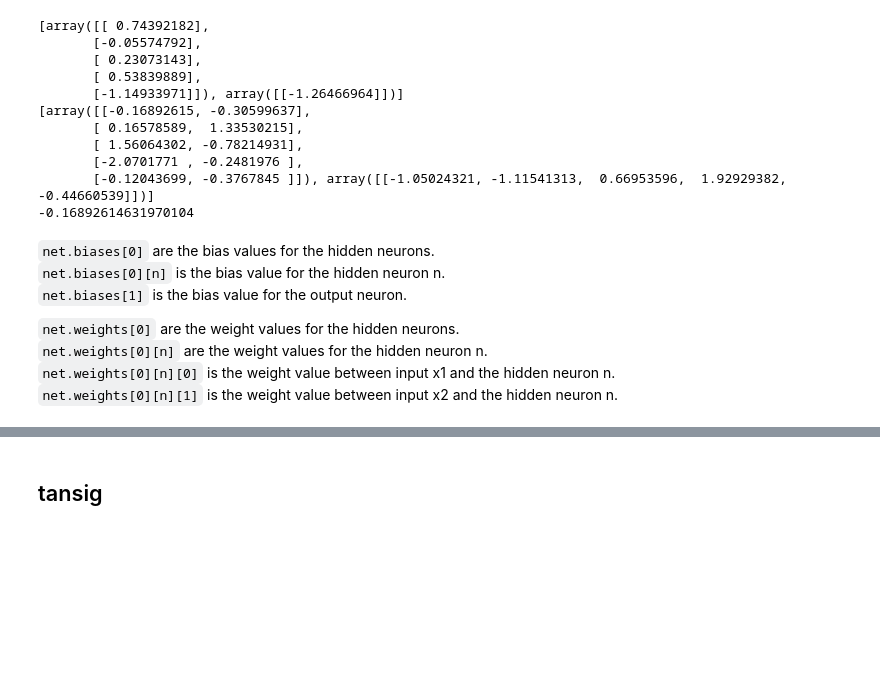
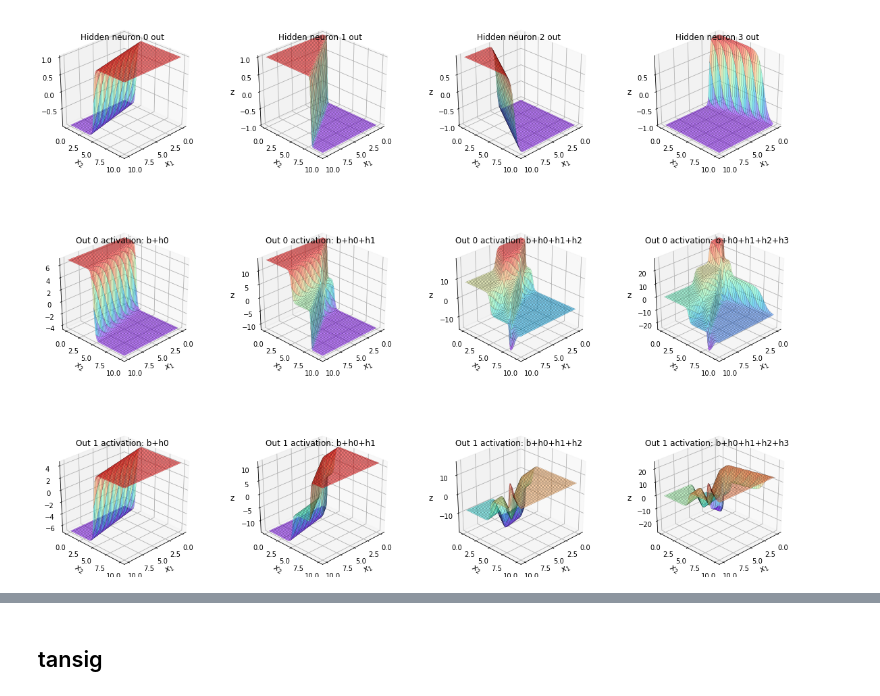
Before and after one commit to NelisW/NeuralNetworks-DeepLearning-Notes, a Jupyter notebook: code/chapterC-graphics.ipynb, the cells around one changed output, grey strips where cells are left out. Drawn from its saved outputs; the diff is of its cells as text; code cells hidden in the pictures; blank space fills up the shorter version.

```diff
--- a/code/chapterC-graphics.ipynb
+++ b/code/chapterC-graphics.ipynb
@@ -32,31 +98,30 @@ p.saveFig('../pic/chC-trainingset.pdf')
-# %%
-# the list defines the number of nodes in layers 0, 1, 2.
-net = network.Network(sizes=[2, 5, 1],nlfn=network.tansig,nlfnpr=network.tansig_prime,silent=True)
-
-#stochastic gradient descent to learn from the  data
-net.SGD(training_data, epochs=100, mini_batch_size=10, eta=3.0)
-# %%
-print(net.biases)
-print(net.weights)
-print(net.weights[0][0][0])
-# %% [output]
-[array([[ 0.74392182],
-       [-0.05574792],
-       [ 0.23073143],
-       [ 0.53839889],
-       [-1.14933971]]), array([[-1.26466964]])]
-[array([[-0.16892615, -0.30599637],
-       [ 0.16578589,  1.33530215],
-       [ 1.56064302, -0.78214931],
-       [-2.0701771 , -0.2481976 ],
-       [-0.12043699, -0.3767845 ]]), array([[-1.05024321, -1.11541313,  0.66953596,  1.92929382, -0.44660539]])]
--0.16892614631970104
-# %% [markdown]
-`net.biases[0]` are the bias values for the hidden neurons.
-`net.biases[0][n]` is the bias value for the hidden neuron n.
-`net.biases[1]` is the bias value for the output neuron.
-
-`net.weights[0]` are the weight values for the hidden neurons.
-`net.weights[0][n]` are the weight values for the hidden neuron n.
-`net.weights[0][n][0]` is the weight value between input x1 and the hidden neuron n.
-`net.weights[0][n][1]` is the weight value between input x2 and the hidden neuron n.
+# %%
+xp = np.linspace(0,10,100)
+yp = np.linspace(0,10,100)
+varx, vary = np.meshgrid(xp, yp)
+# %%
+p = ryplot.Plotter(1,3,numhid,figsize=(5*numhid,5*3),doWarning=False)
+hidden = []
+asum0 = net.biases[1][0] * np.ones(varx.shape)
+asum1 = net.biases[1][1] * np.ones(varx.shape)
+isum = 'b+'
+for i in range(numhid):
+    isum += f'h{i}'
+    hidden.append(network.tansig(varx * net.weights[0][i][0] + vary * net.weights[0][i][1] + net.biases[0][i]))
+    asum0 += hidden[i] * net.weights[1][0][i]
+    asum1 += hidden[i] * net.weights[1][1][i]
+
+    p.mesh3D(i+1, varx, vary, hidden[i], ptitle=f'Hidden neuron {i} out', xlabel='$x_1$', ylabel='$x_2$', zlabel='z',
+      plotCol=['r'], edgeCol=['k'], rstride=3, cstride=3, linewidth= 0.1, maxNX=5, maxNY=5, maxNZ=0,
+      drawGrid=True, cbarshow=False, alpha=0.5);
+
+    p.mesh3D(i+5, varx, vary, asum0, ptitle=f'Out 0 activation: {isum}', xlabel='$x_1$', ylabel='$x_2$', zlabel='z',
+      plotCol=['r'], edgeCol=['k'], rstride=3, cstride=3, linewidth= 0.1, maxNX=5, maxNY=5, maxNZ=0,
+      drawGrid=True, cbarshow=False, alpha=0.5);
+    p.mesh3D(i+9, varx, vary, asum1, ptitle=f'Out 1 activation: {isum}', xlabel='$x_1$', ylabel='$x_2$', zlabel='z',
+      plotCol=['r'], edgeCol=['k'], rstride=3, cstride=3, linewidth= 0.1, maxNX=5, maxNY=5, maxNZ=0,
+      drawGrid=True, cbarshow=False, alpha=0.5);
+    isum += '+'
+p.saveFig('../pic/chC-hiddeneurons.pdf')
+# %% [output]
+[figure, added]
```
Also changed, not shown: parts of 8 cells of this notebook, 9 other files.
